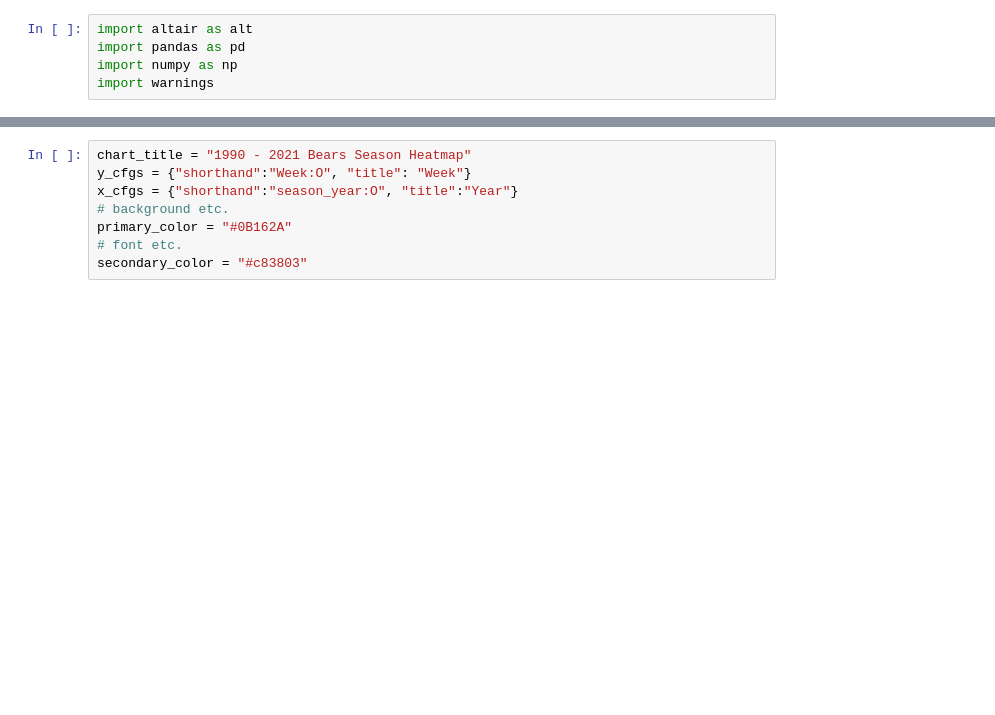
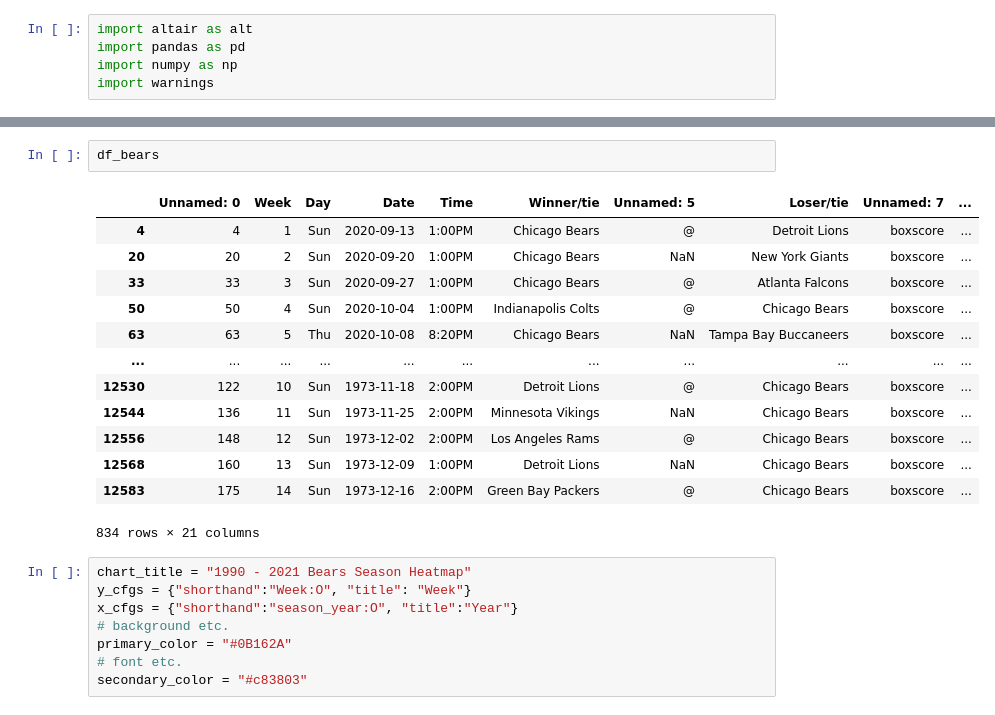
Before and after one commit to kono10/notebooks, a Jupyter notebook: chicago_bears_nerd/visuals/07_1990-2021_chicago_bears_heatmap.ipynb, the cells around one changed output, grey strips where cells are left out. Saved outputs shown, nothing was run; the diff lists cells and outputs as text; blank space fills up the shorter version.

```diff
--- a/chicago_bears_nerd/visuals/07_1990-2021_chicago_bears_heatmap.ipynb
+++ b/chicago_bears_nerd/visuals/07_1990-2021_chicago_bears_heatmap.ipynb
@@ -17,3 +35,19 @@ df_bears["result"] = np.where(df_bears.score_diff <0, "L", "W")
+# %%
+df_bears
+# %% [output]
+|  | Unnamed: 0 | Week | Day | Date | Time | Winner/tie | Unnamed: 5 | Loser/tie | Unnamed: 7 | ... |
+| 4 | 4 | 1 | Sun | 2020-09-13 | 1:00PM | Chicago Bears | @ | Detroit Lions | boxscore | ... |
+| 20 | 20 | 2 | Sun | 2020-09-20 | 1:00PM | Chicago Bears | NaN | New York Giants | boxscore | ... |
+| 33 | 33 | 3 | Sun | 2020-09-27 | 1:00PM | Chicago Bears | @ | Atlanta Falcons | boxscore | ... |
+| 50 | 50 | 4 | Sun | 2020-10-04 | 1:00PM | Indianapolis Colts | @ | Chicago Bears | boxscore | ... |
+| 63 | 63 | 5 | Thu | 2020-10-08 | 8:20PM | Chicago Bears | NaN | Tampa Bay Buccaneers | boxscore | ... |
+| ... | ... | ... | ... | ... | ... | ... | ... | ... | ... | ... |
+| 12530 | 122 | 10 | Sun | 1973-11-18 | 2:00PM | Detroit Lions | @ | Chicago Bears | boxscore | ... |
+| 12544 | 136 | 11 | Sun | 1973-11-25 | 2:00PM | Minnesota Vikings | NaN | Chicago Bears | boxscore | ... |
+| 12556 | 148 | 12 | Sun | 1973-12-02 | 2:00PM | Los Angeles Rams | @ | Chicago Bears | boxscore | ... |
+| 12568 | 160 | 13 | Sun | 1973-12-09 | 1:00PM | Detroit Lions | NaN | Chicago Bears | boxscore | ... |
+| 12583 | 175 | 14 | Sun | 1973-12-16 | 2:00PM | Green Bay Packers | @ | Chicago Bears | boxscore | ... |
+834 rows × 21 columns
 # %%
 chart_title = "1990 - 2021 Bears Season Heatmap"
 y_cfgs = {"shorthand":"Week:O", "title": "Week"}
```
Also changed, not shown: parts of 1 cell of this notebook, 8 other files.
